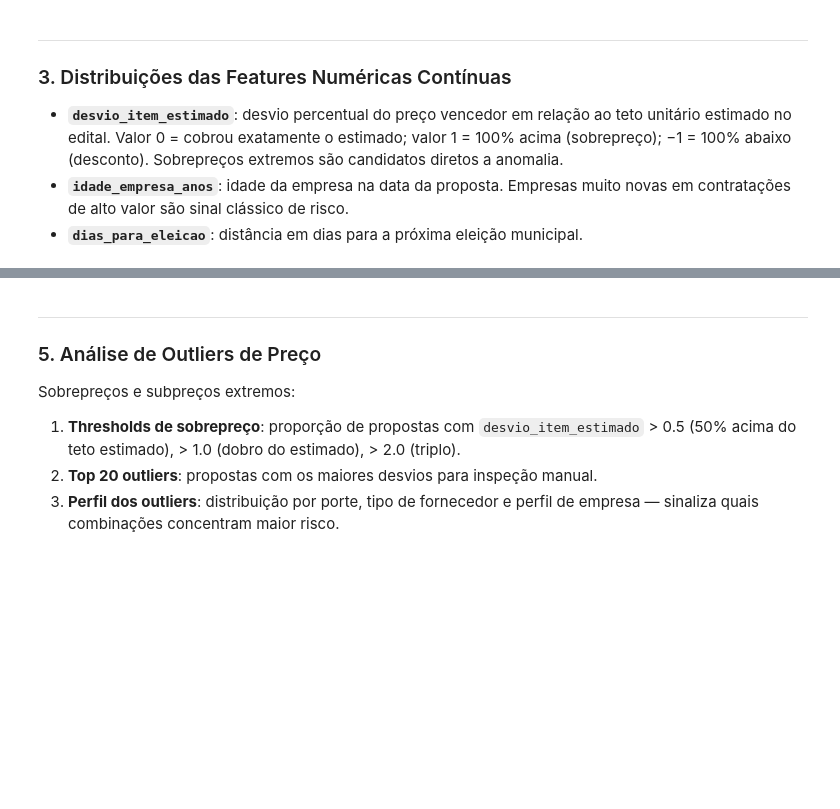
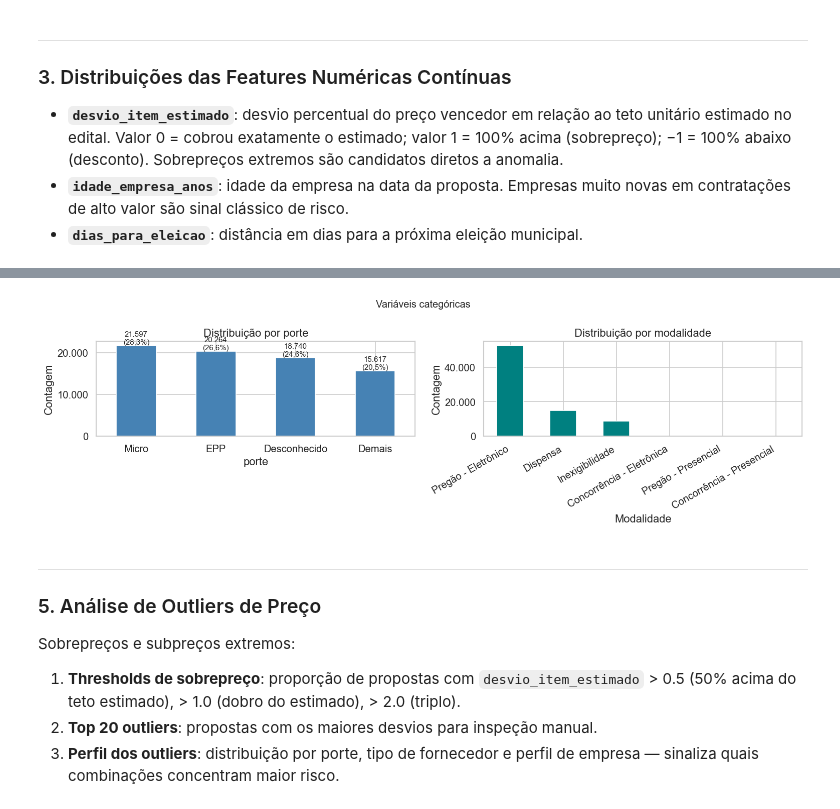
Before and after one commit to leticiagomesilva/Deteccao-Propostas-Anomalas-Licitacoes, a Jupyter notebook: notebooks/07_eda.ipynb, the cells around one changed output, grey strips where cells are left out. Drawn from its saved outputs; the diff is of its cells as text; code cells hidden in the pictures; blank space fills up the shorter version.

```diff
--- a/notebooks/07_eda.ipynb
+++ b/notebooks/07_eda.ipynb
@@ -223,28 +242,31 @@ plt.show()
 # %%
 porte_labels = {0: 'Desconhecido', 1: 'Micro', 2: 'EPP', 3: 'Demais'}
 porte_counts = df['porte'].map(porte_labels).value_counts()
 
 fig, axes = plt.subplots(1, 2, figsize=(13, 4))
 
 porte_counts.plot(kind='bar', ax=axes[0], color='steelblue', rot=0)
 axes[0].set_title('Distribuição por porte')
 axes[0].set_ylabel('Contagem')
 for p in axes[0].patches:
     pct = p.get_height() / len(df) * 100
     axes[0].annotate(f'{br(p.get_height(), 0)}\n({br(pct, 1)}%)',
                      (p.get_x() + p.get_width()/2, p.get_height()),
                      ha='center', va='bottom', fontsize=9)
 fmt_eixo(axes[0], 'y', 0)
 
-df['modalidadeNome'].value_counts().plot(kind='bar', ax=axes[1], color='teal', rot=45)
-axes[1].set_title('Distribuição por código de modalidade (codificado)')
-axes[1].set_xlabel('Código da modalidade (codificado)')
+df['modalidadeNome'].value_counts().plot(kind='bar', ax=axes[1], color='teal', rot=30)
+plt.setp(axes[1].get_xticklabels(), ha='right')
+axes[1].set_title('Distribuição por modalidade')
+axes[1].set_xlabel('Modalidade')
 axes[1].set_ylabel('Contagem')
 fmt_eixo(axes[1], 'y', 0)
 
-plt.suptitle('Variáveis categóricas codificadas', fontsize=12)
+plt.suptitle('Variáveis categóricas', fontsize=12)
 plt.tight_layout()
 plt.show()
+# %% [output]
+[figure, added]
 # %% [markdown]
 ---
 ### 5. Análise de Outliers de Preço
```
Also changed, not shown: parts of 19 cells of this notebook, 21 other files.
